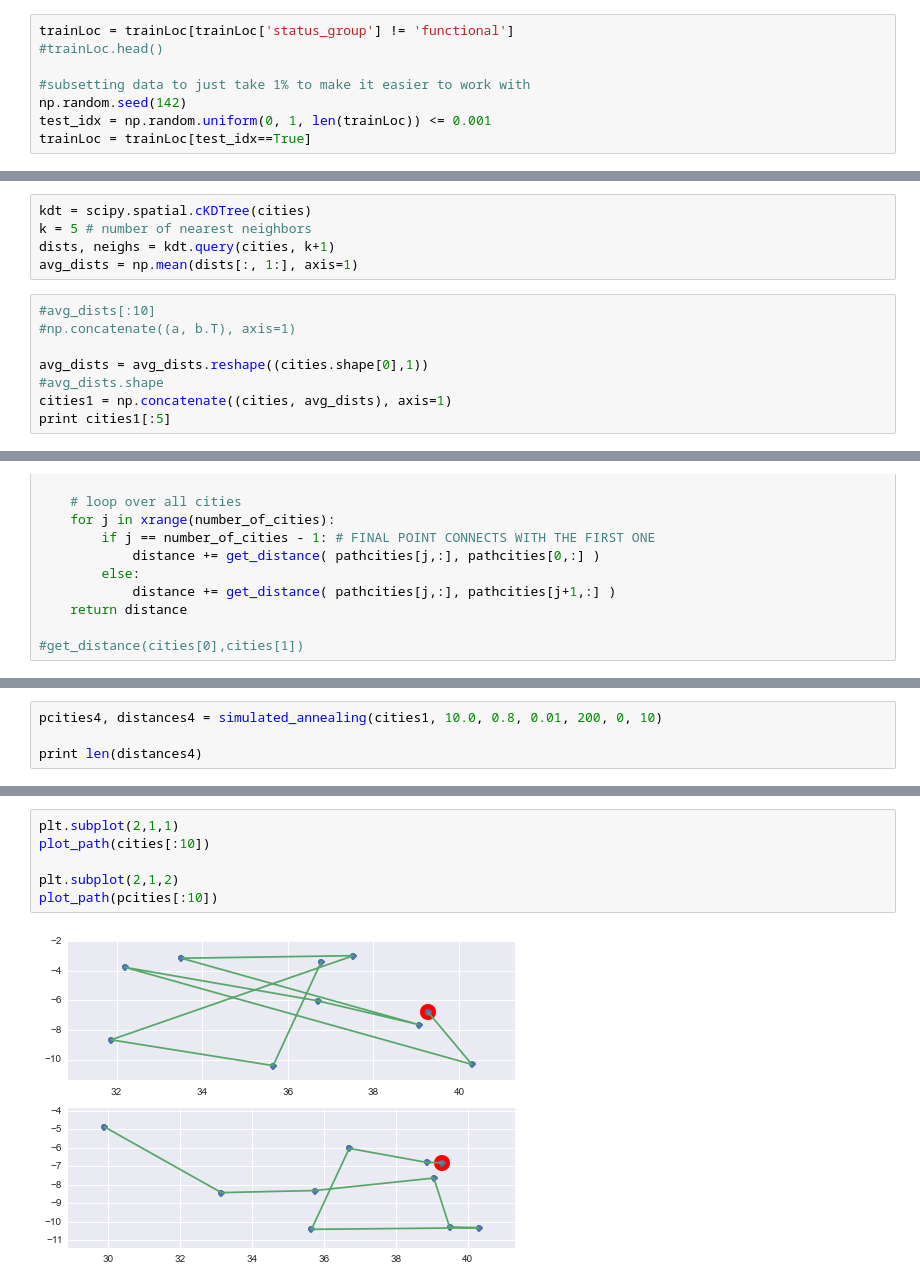
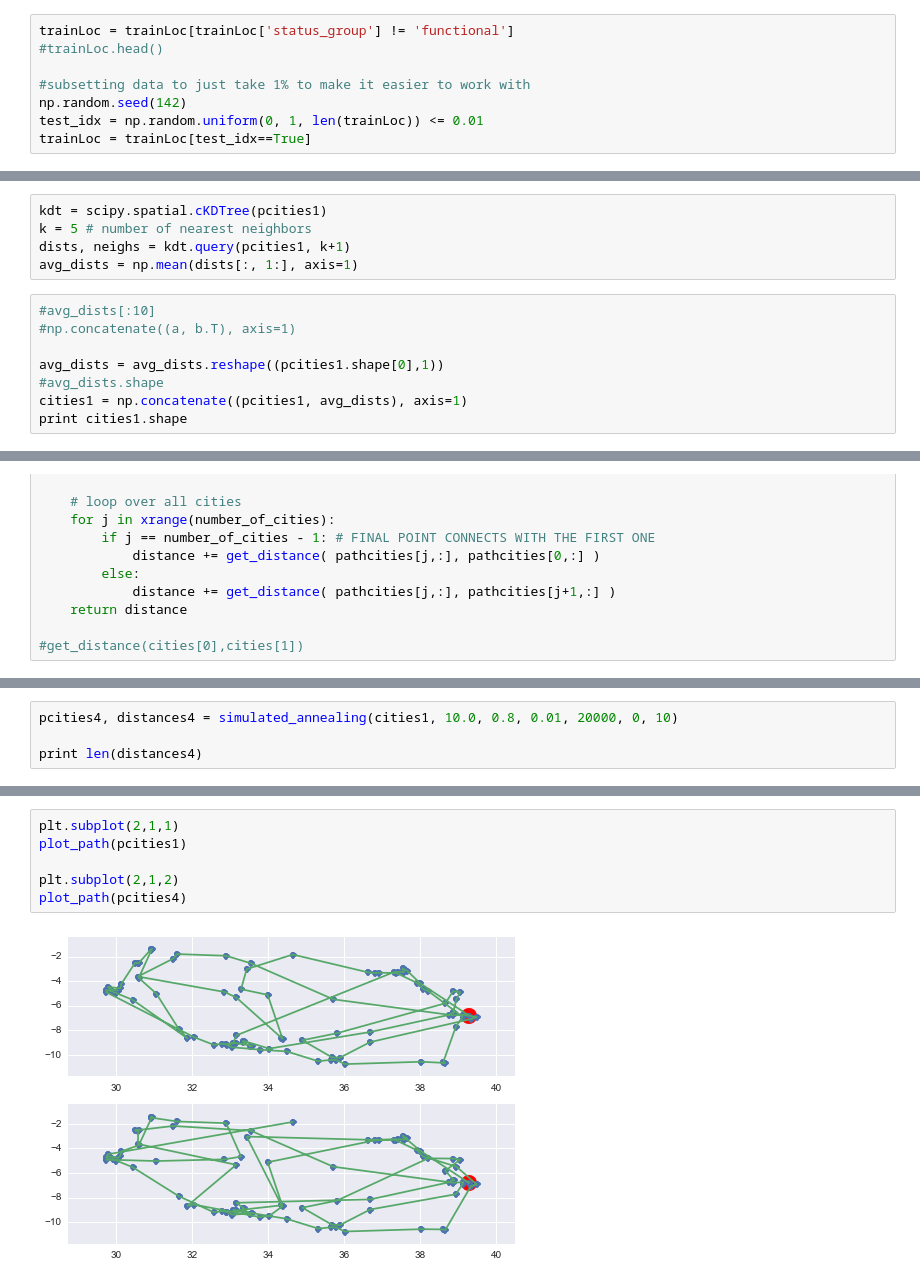
Before and after one commit to ghaslam/AM207, a Jupyter notebook: Optimising_maintenance_route.ipynb, the cells around one changed output, grey strips where cells are left out. Drawn from its saved outputs; the diff is of its cells as text.

```diff
--- a/Optimising_maintenance_route.ipynb
+++ b/Optimising_maintenance_route.ipynb
@@ -82,7 +82,7 @@ trainLoc = trainLoc[trainLoc['status_group'] != 'functional']
 
 #subsetting data to just take 1% to make it easier to work with
 np.random.seed(142)
-test_idx = np.random.uniform(0, 1, len(trainLoc)) <= 0.001
+test_idx = np.random.uniform(0, 1, len(trainLoc)) <= 0.01
 trainLoc = trainLoc[test_idx==True]
 # %%
 x = np.array(trainLoc['longitude'])#.tolist()
@@ -517,14 +520,14 @@ plt.show()
 # %%
-kdt = scipy.spatial.cKDTree(cities)
+kdt = scipy.spatial.cKDTree(pcities1)
 k = 5 # number of nearest neighbors
-dists, neighs = kdt.query(cities, k+1)
+dists, neighs = kdt.query(pcities1, k+1)
 avg_dists = np.mean(dists[:, 1:], axis=1)
 # %%
 #avg_dists[:10]
 #np.concatenate((a, b.T), axis=1)
 
-avg_dists = avg_dists.reshape((cities.shape[0],1))
+avg_dists = avg_dists.reshape((pcities1.shape[0],1))
 #avg_dists.shape
-cities1 = np.concatenate((cities, avg_dists), axis=1)
-print cities1[:5]
+cities1 = np.concatenate((pcities1, avg_dists), axis=1)
+print cities1.shape
 # %% [output]
@@ -598,5 +601,5 @@ def distance(pathcities):
 # %%
-pcities4, distances4 = simulated_annealing(cities1, 10.0, 0.8, 0.01, 200, 0, 10)
+pcities4, distances4 = simulated_annealing(cities1, 10.0, 0.8, 0.01, 20000, 0, 10)
 
 print len(distances4)
 # %% [output]
@@ -611,8 +614,8 @@ plt.plot(distances)
 # %%
 plt.subplot(2,1,1)
-plot_path(cities[:10])
+plot_path(pcities1)
 
 plt.subplot(2,1,2)
-plot_path(pcities[:10])
+plot_path(pcities4)
 # %% [output]
-[figure, old version]
+[figure, new version]
```
Also changed, not shown: parts of 17 cells of this notebook.
